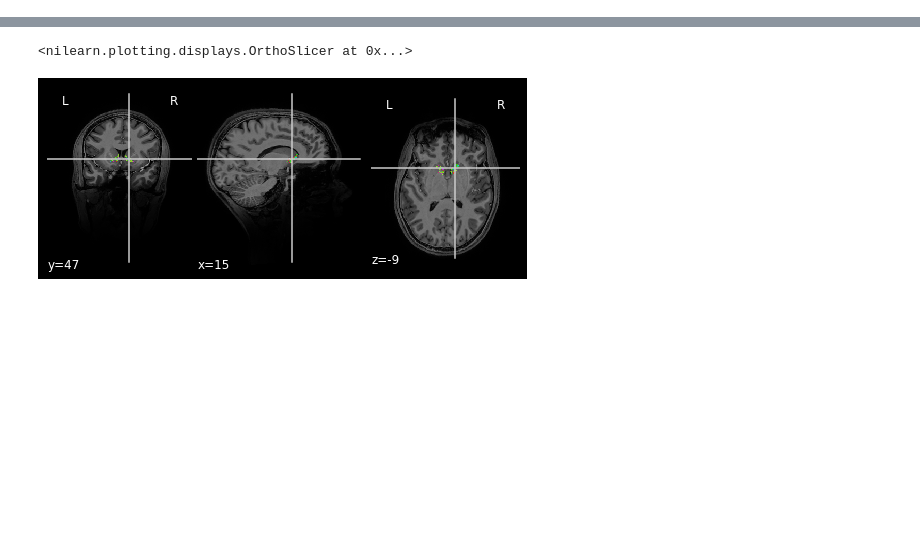
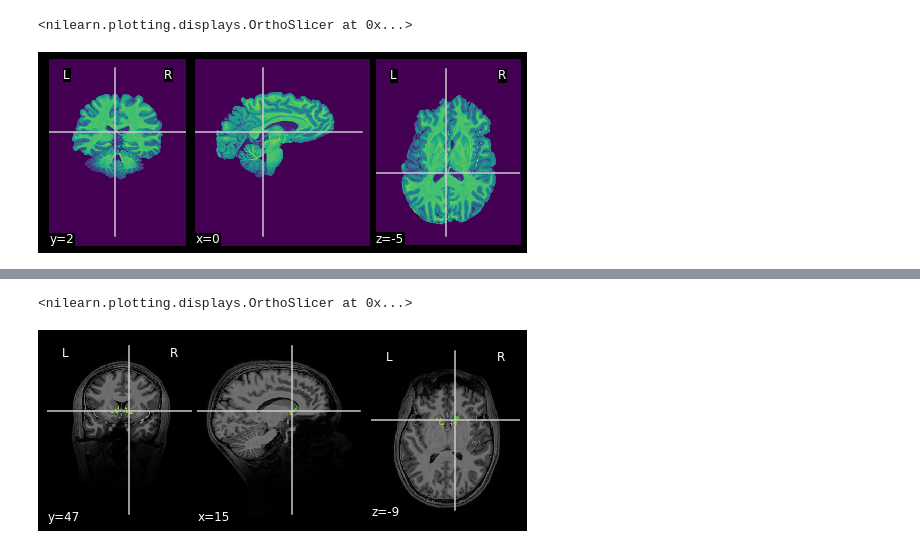
Before and after one commit to kel-github/code-4-seq-comp-test-7T, a Jupyter notebook: image-sanity-checks.ipynb, the cells around one changed output, grey strips where cells are left out. Saved outputs shown, nothing was run; the diff lists cells and outputs as text; code cells hidden in the pictures; blank space fills up the shorter version.

```diff
--- a/image-sanity-checks.ipynb
+++ b/image-sanity-checks.ipynb
@@ -12,0 +23,5 @@ TypeError: plot_img() got multiple values for keyword argument 'threshold'
+# %%
+niplt.plot_img(img = T1, black_bg = True)
+# %% [output]
+<nilearn.plotting.displays.OrthoSlicer at 0x...>
+[figure, added]
```
Also changed, not shown: parts of 15 cells of this notebook, 7 other files.
